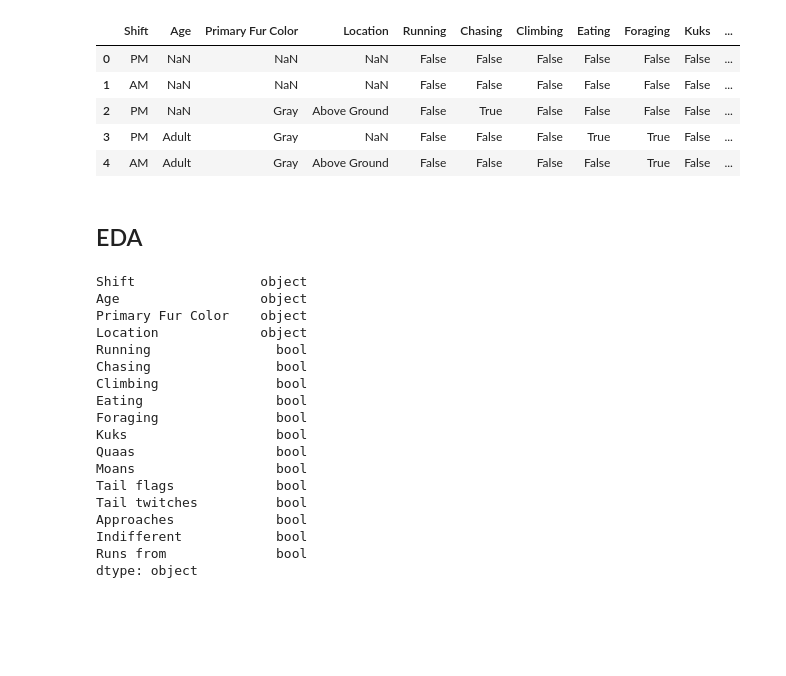
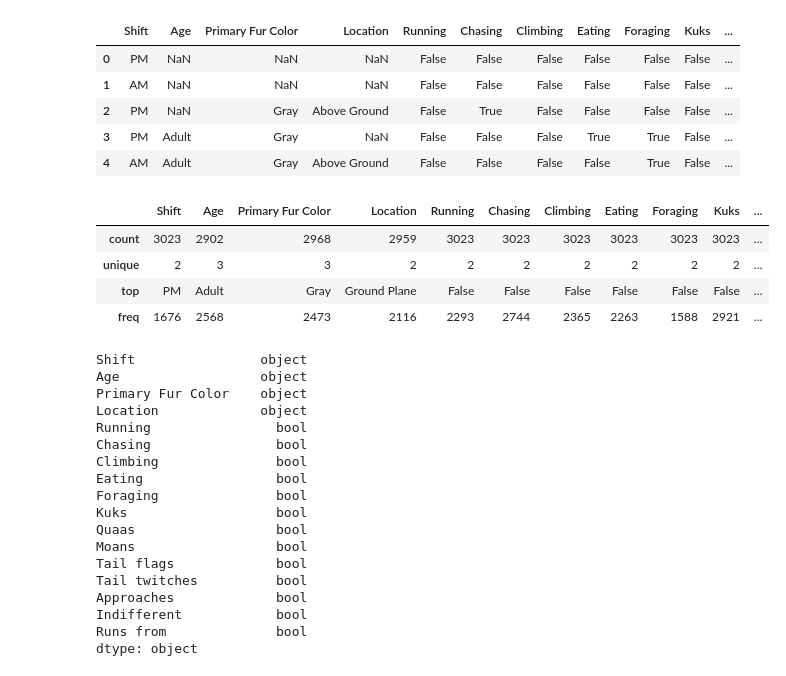
Before and after one commit to xiaoke-song/1030project_squirrels, a Jupyter notebook: src/friendly_squirrel.ipynb, the cells around one changed output. Cells and saved outputs as stored; diff of their text form; code cells hidden in the pictures; blank space fills up the shorter version.

```diff
--- a/src/friendly_squirrel.ipynb
+++ b/src/friendly_squirrel.ipynb
@@ -103,5 +174,3 @@ df.head()
 | 2 | PM | NaN | Gray | Above Ground | False | True | False | False | False | False | ... |
 | 3 | PM | Adult | Gray | NaN | False | False | False | True | True | False | ... |
 | 4 | AM | Adult | Gray | Above Ground | False | False | False | False | True | False | ... |
-# %% [markdown]
-## EDA ##
@@ -111,3 +177,11 @@ from matplotlib import pylab as plt
+# %%
+df.describe()
+# %% [output]
+|  | Shift | Age | Primary Fur Color | Location | Running | Chasing | Climbing | Eating | Foraging | Kuks | ... |
+| count | 3023 | 2902 | 2968 | 2959 | 3023 | 3023 | 3023 | 3023 | 3023 | 3023 | ... |
+| unique | 2 | 3 | 3 | 2 | 2 | 2 | 2 | 2 | 2 | 2 | ... |
+| top | PM | Adult | Gray | Ground Plane | False | False | False | False | False | False | ... |
+| freq | 1676 | 2568 | 2473 | 2116 | 2293 | 2744 | 2365 | 2263 | 1588 | 2921 | ... |
 # %%
 # Identify data types for each columns
 print(df.dtypes)
```
Also changed, not shown: parts of 33 cells of this notebook, 26 other files.
